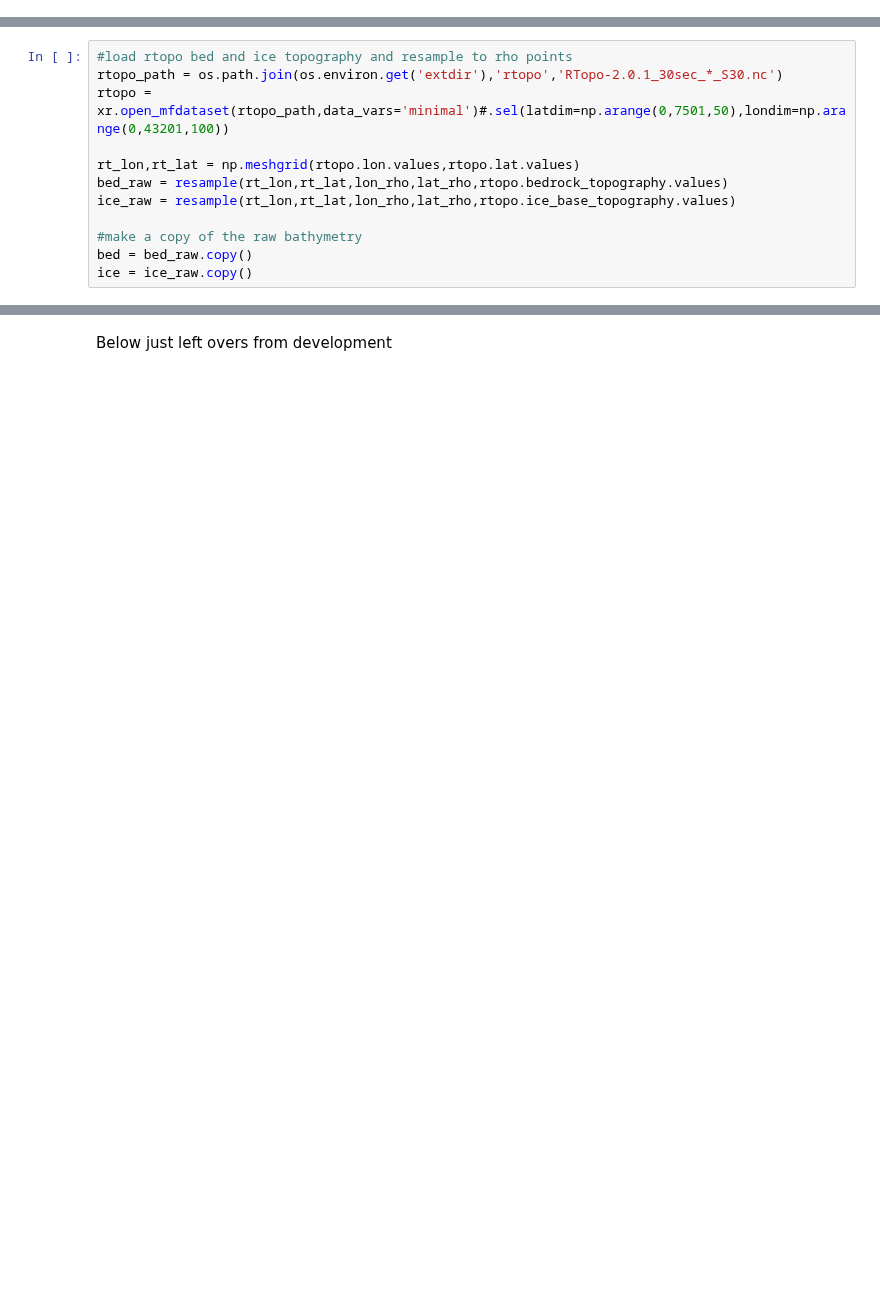
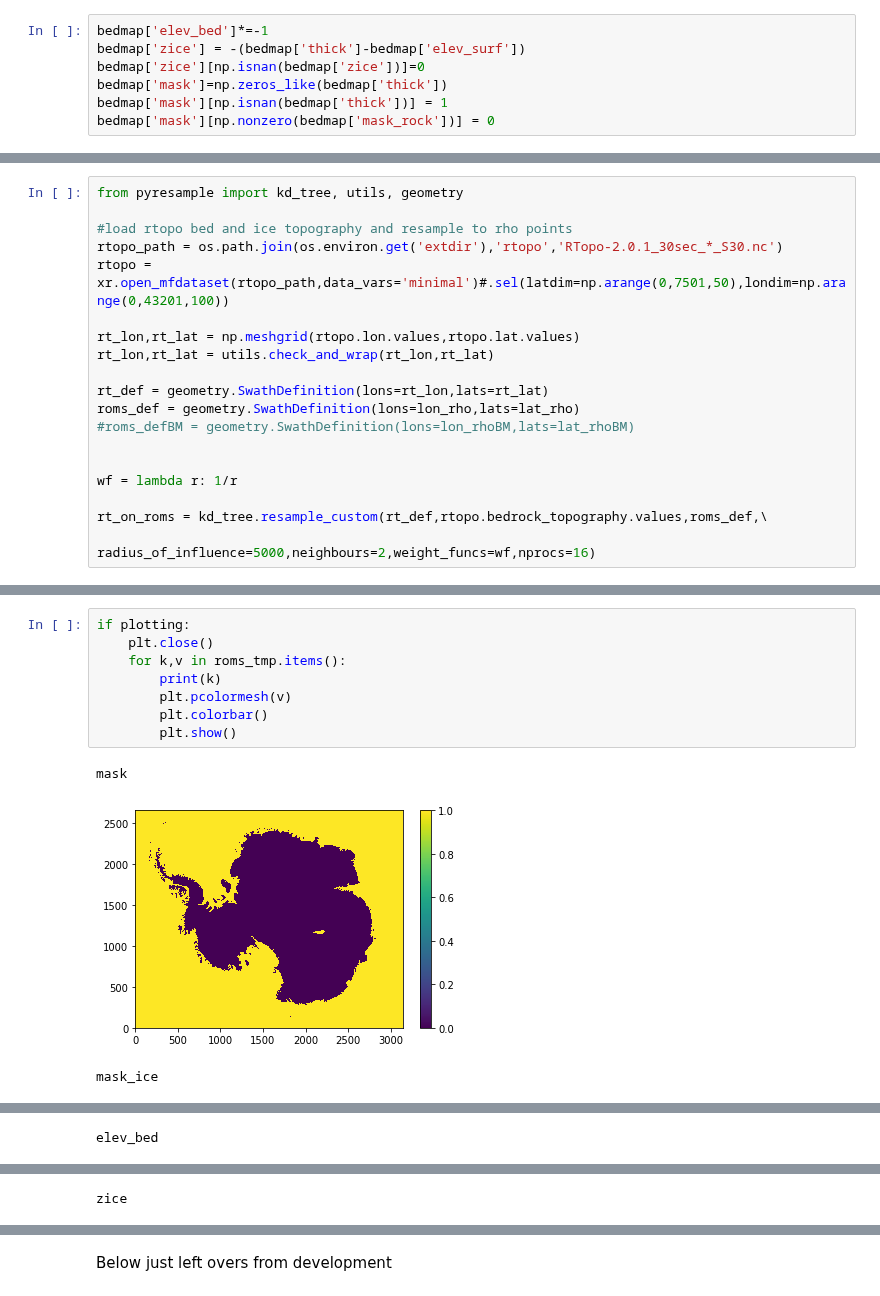
Before and after one commit to kuechenrole/tidal_melting, a Jupyter notebook: notebooks/preprocessing/make_grid.ipynb, the cells around one changed output, grey strips where cells are left out. Saved outputs shown, nothing was run; the diff lists cells and outputs as text; blank space fills up the shorter version.

```diff
--- a/notebooks/preprocessing/make_grid.ipynb
+++ b/notebooks/preprocessing/make_grid.ipynb
@@ -76,0 +133,7 @@ lat_v = lat[2:-1:2,1::2]
+# %%
+bedmap['elev_bed']*=-1
+bedmap['zice'] = -(bedmap['thick']-bedmap['elev_surf'])
+bedmap['zice'][np.isnan(bedmap['zice'])]=0
+bedmap['mask']=np.zeros_like(bedmap['thick'])
+bedmap['mask'][np.isnan(bedmap['thick'])] = 1
+bedmap['mask'][np.nonzero(bedmap['mask_rock'])] = 0
@@ -77,12 +175,19 @@ lat_v = lat[2:-1:2,1::2]
 # %%
+from pyresample import kd_tree, utils, geometry
+
 #load rtopo bed and ice topography and resample to rho points
 rtopo_path = os.path.join(os.environ.get('extdir'),'rtopo','RTopo-2.0.1_30sec_*_S30.nc')
 rtopo = xr.open_mfdataset(rtopo_path,data_vars='minimal')#.sel(latdim=np.arange(0,7501,50),londim=np.arange(0,43201,100))
 
 rt_lon,rt_lat = np.meshgrid(rtopo.lon.values,rtopo.lat.values)
-bed_raw = resample(rt_lon,rt_lat,lon_rho,lat_rho,rtopo.bedrock_topography.values)
-ice_raw = resample(rt_lon,rt_lat,lon_rho,lat_rho,rtopo.ice_base_topography.values)
+rt_lon,rt_lat = utils.check_and_wrap(rt_lon,rt_lat)
 
-#make a copy of the raw bathymetry
-bed = bed_raw.copy()
-ice = ice_raw.copy()
+rt_def = geometry.SwathDefinition(lons=rt_lon,lats=rt_lat)
+roms_def = geometry.SwathDefinition(lons=lon_rho,lats=lat_rho)
+#roms_defBM = geometry.SwathDefinition(lons=lon_rhoBM,lats=lat_rhoBM)
+
+
+wf = lambda r: 1/r
+
+rt_on_roms = kd_tree.resample_custom(rt_def,rtopo.bedrock_topography.values,roms_def,\
+                                     radius_of_influence=5000,neighbours=2,weight_funcs=wf,nprocs=16)
@@ -133,0 +395,12 @@ if deepen:
+# %%
+if plotting:
+    plt.close()
+    for k,v in roms_tmp.items():
+        print(k)
+        plt.pcolormesh(v)
+        plt.colorbar()
+        plt.show()
+# %% [output]
+mask
+[figure, added]
+mask_ice
@@ -133,0 +408 @@ if deepen:
+elev_bed
@@ -133,0 +410 @@ if deepen:
+zice
```
Also changed, not shown: parts of 29 cells of this notebook, 13 other files.
